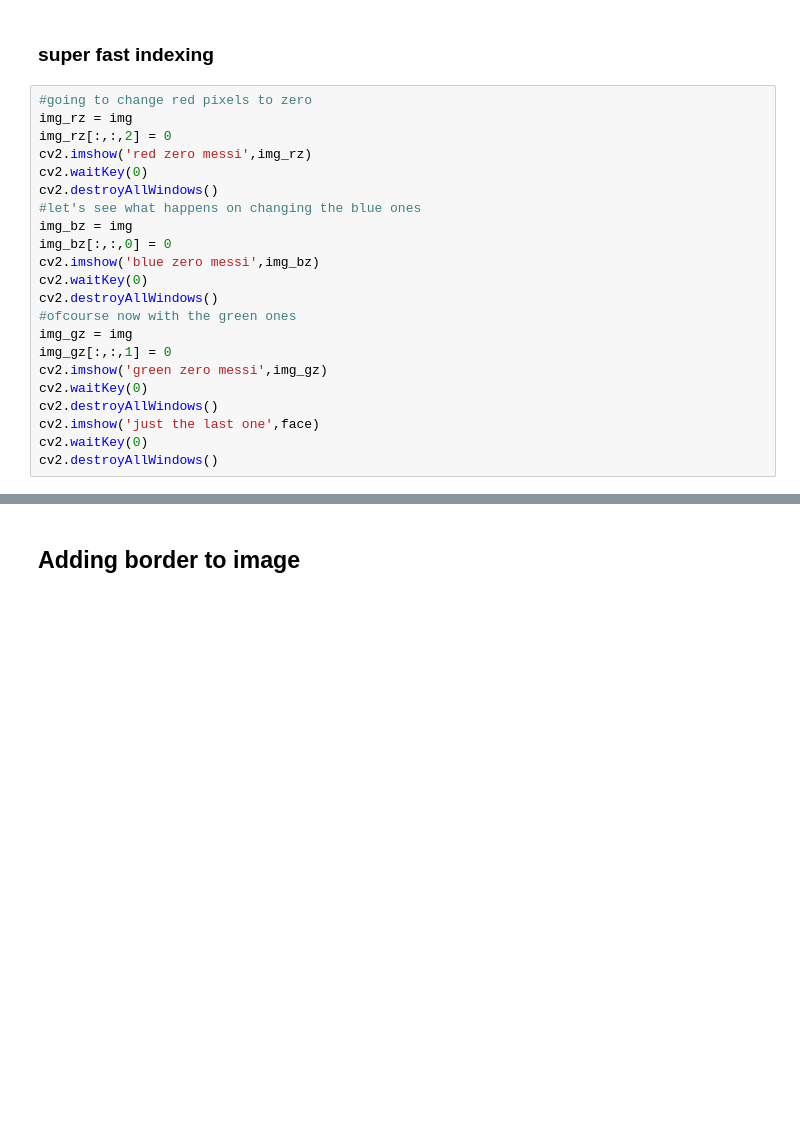
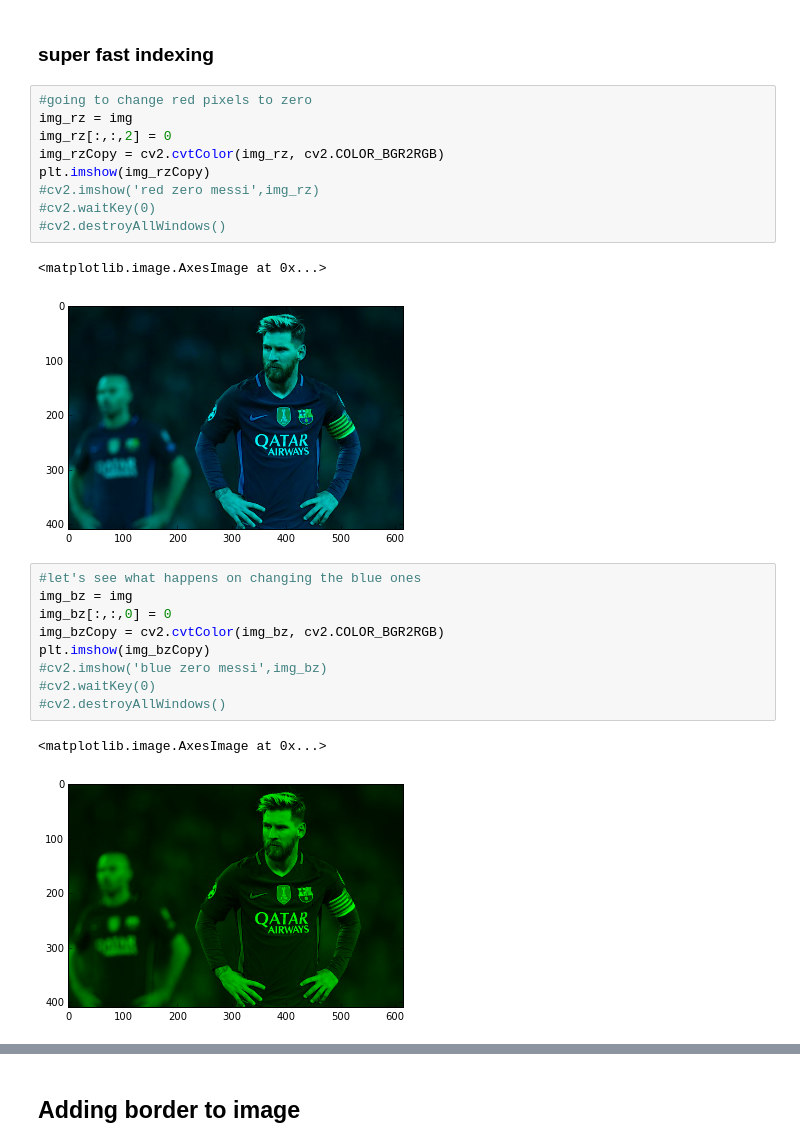
Before and after one commit to manikbhandari/opencv, a Jupyter notebook: opencv_1.ipynb, the cells around one changed output, grey strips where cells are left out. Saved outputs shown, nothing was run; the diff lists cells and outputs as text; blank space fills up the shorter version.

```diff
--- a/opencv_1.ipynb
+++ b/opencv_1.ipynb
@@ -71,25 +82,27 @@ cv2.destroyAllWindows()
 img = cv2.imread('/home/manik/images/messi1.jpg')
 # %% [markdown]
 ### super fast indexing
+# %%
+#going to change red pixels to zero
+img_rz = img
+img_rz[:,:,2] = 0
+img_rzCopy = cv2.cvtColor(img_rz, cv2.COLOR_BGR2RGB)
+plt.imshow(img_rzCopy)
+#cv2.imshow('red zero messi',img_rz)
+#cv2.waitKey(0)
+#cv2.destroyAllWindows()
+# %% [output]
+<matplotlib.image.AxesImage at 0x...>
+[figure, added]
 # %%
-#going to change red pixels to zero
-img_rz = img
-img_rz[:,:,2] = 0
-cv2.imshow('red zero messi',img_rz)
-cv2.waitKey(0)
-cv2.destroyAllWindows()
 #let's see what happens on changing the blue ones
 img_bz = img
 img_bz[:,:,0] = 0
-cv2.imshow('blue zero messi',img_bz)
-cv2.waitKey(0)
-cv2.destroyAllWindows()
-#ofcourse now with the green ones
-img_gz = img
-img_gz[:,:,1] = 0
-cv2.imshow('green zero messi',img_gz)
-cv2.waitKey(0)
-cv2.destroyAllWindows()
-cv2.imshow('just the last one',face)
-cv2.waitKey(0)
-cv2.destroyAllWindows()
+img_bzCopy = cv2.cvtColor(img_bz, cv2.COLOR_BGR2RGB)
+plt.imshow(img_bzCopy)
+#cv2.imshow('blue zero messi',img_bz)
+#cv2.waitKey(0)
+#cv2.destroyAllWindows()
+# %% [output]
+<matplotlib.image.AxesImage at 0x...>
+[figure, added]
```
Also changed, not shown: parts of 18 cells of this notebook.
